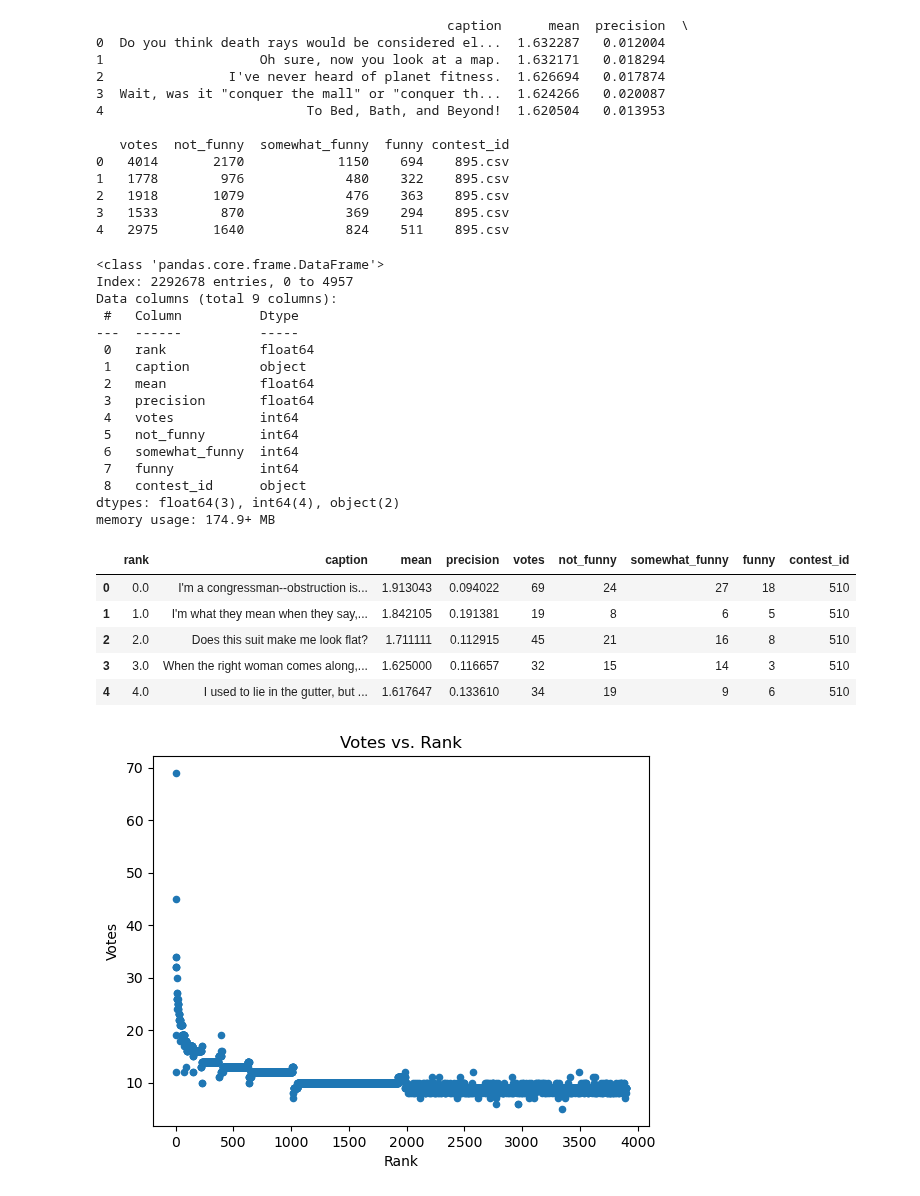
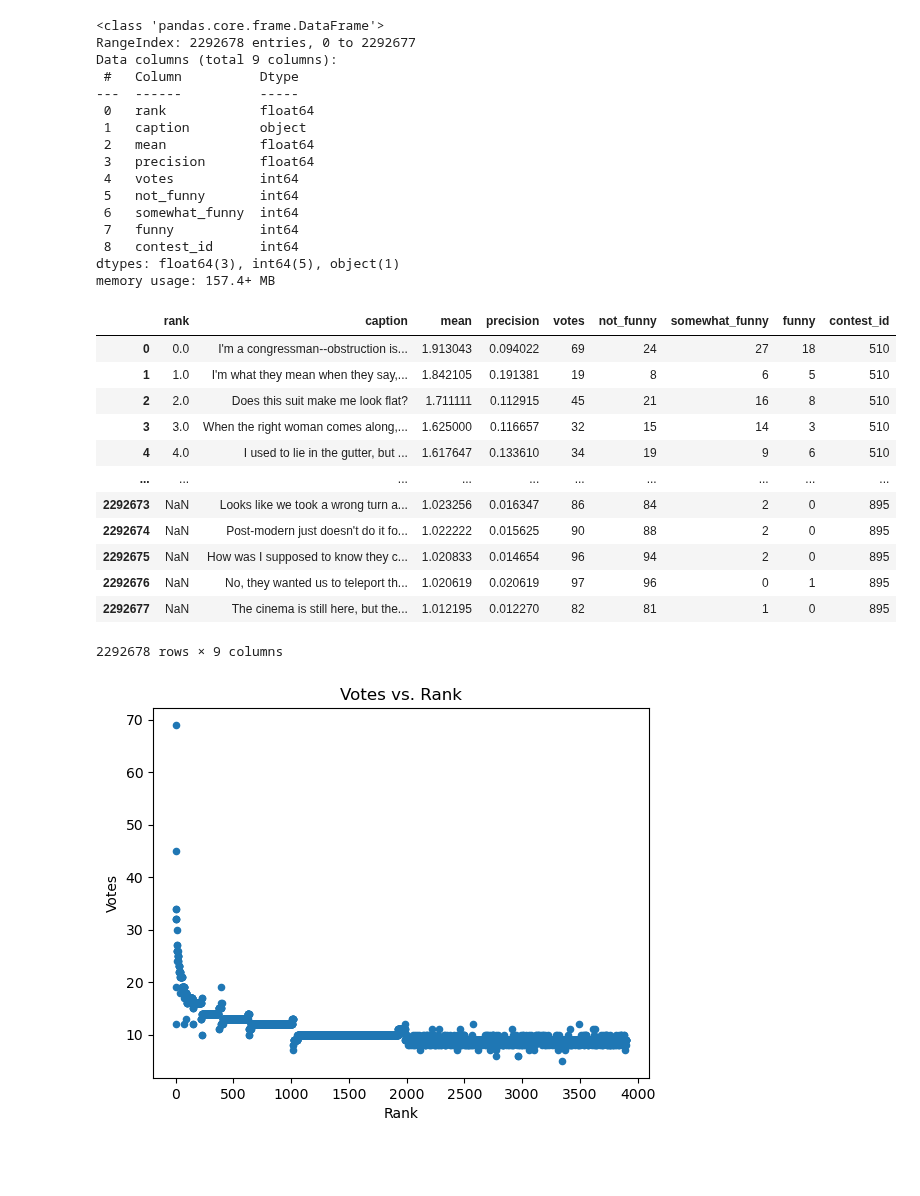
Before and after one commit to epfl-ada/ada-2025-project-data_dinosaur, a Jupyter notebook: load_csv.ipynb, the cells around one changed output. Cells and saved outputs as stored; diff of their text form; code cells hidden in the pictures; blank space fills up the shorter version.

Commit message:
takes into account nan values and weird data behaviour

```diff
--- a/load_csv.ipynb
+++ b/load_csv.ipynb
@@ -13,55 +13,56 @@ files = [os.path.join(path,i) for i in os.listdir(path) if os.path.isfile(os.pat
 
 df = pd.DataFrame()
 
+data_frames = []
 for file in files:
 
     data = pd.read_csv(file, sep=',')
     data['contest_id'] = os.path.split(file)[-1]
-    df = pd.concat([df, data])
+    data_frames.append(data)
+
+df = pd.concat(data_frames, ignore_index=True)
 
 
 
-print(data.head())
+df['contest_id'] = df['contest_id'].str.replace('.csv', '')  # Remove '.csv' from values
+df['contest_id'] = df['contest_id'].astype(int)  # Remove '.csv' from values
-# %% [output]
-                                             caption      mean  precision  \
-0  Do you think death rays would be considered el...  1.632287   0.012004
-1                    Oh sure, now you look at a map.  1.632171   0.018294
-2                I've never heard of planet fitness.  1.626694   0.017874
-3  Wait, was it "conquer the mall" or "conquer th...  1.624266   0.020087
-4                          To Bed, Bath, and Beyond!  1.620504   0.013953
-
-   votes  not_funny  somewhat_funny  funny contest_id
-0   4014       2170            1150    694    895.csv
-1   1778        976             480    322    895.csv
-2   1918       1079             476    363    895.csv
-3   1533        870             369    294    895.csv
-4   2975       1640             824    511    895.csv
 # %%
-df['contest_id'] = df['contest_id'].str.replace('.csv', '')  # Remove '.csv' from values
+#df['rank'] = df['rank'].astype(int)
+
+df.to_csv("./data/combined_captions.csv", index=True)
 df.info()
-df.head()
+df.head(100)
+#df.tail()
+df
 # %% [output]
 <class 'pandas.core.frame.DataFrame'>
-Index: 2292678 entries, 0 to 4957
+RangeIndex: 2292678 entries, 0 to 2292677
 Data columns (total 9 columns):
  #   Column          Dtype
 ---  ------          -----
  0   rank            float64
  1   caption         object
  2   mean            float64
  3   precision       float64
  4   votes           int64
  5   not_funny       int64
  6   somewhat_funny  int64
  7   funny           int64
- 8   contest_id      object
-dtypes: float64(3), int64(4), object(2)
-memory usage: 174.9+ MB
+ 8   contest_id      int64
+dtypes: float64(3), int64(5), object(1)
+memory usage: 157.4+ MB
 |  | rank | caption | mean | precision | votes | not_funny | somewhat_funny | funny | contest_id |
 | 0 | 0.0 | I'm a congressman--obstruction is... | 1.913043 | 0.094022 | 69 | 24 | 27 | 18 | 510 |
 | 1 | 1.0 | I'm what they mean when they say,... | 1.842105 | 0.191381 | 19 | 8 | 6 | 5 | 510 |
 | 2 | 2.0 | Does this suit make me look flat? | 1.711111 | 0.112915 | 45 | 21 | 16 | 8 | 510 |
 | 3 | 3.0 | When the right woman comes along,... | 1.625000 | 0.116657 | 32 | 15 | 14 | 3 | 510 |
 | 4 | 4.0 | I used to lie in the gutter, but ... | 1.617647 | 0.133610 | 34 | 19 | 9 | 6 | 510 |
+| ... | ... | ... | ... | ... | ... | ... | ... | ... | ... |
+| 2292673 | NaN | Looks like we took a wrong turn a... | 1.023256 | 0.016347 | 86 | 84 | 2 | 0 | 895 |
+| 2292674 | NaN | Post-modern just doesn't do it fo... | 1.022222 | 0.015625 | 90 | 88 | 2 | 0 | 895 |
+| 2292675 | NaN | How was I supposed to know they c... | 1.020833 | 0.014654 | 96 | 94 | 2 | 0 | 895 |
+| 2292676 | NaN | No, they wanted us to teleport th... | 1.020619 | 0.020619 | 97 | 96 | 0 | 1 | 895 |
+| 2292677 | NaN | The cinema is still here, but the... | 1.012195 | 0.012270 | 82 | 81 | 1 | 0 | 895 |
+2292678 rows × 9 columns
 # %%
 # Assuming 'df' is your DataFrame
```
Also changed, not shown: parts of 7 cells of this notebook.
